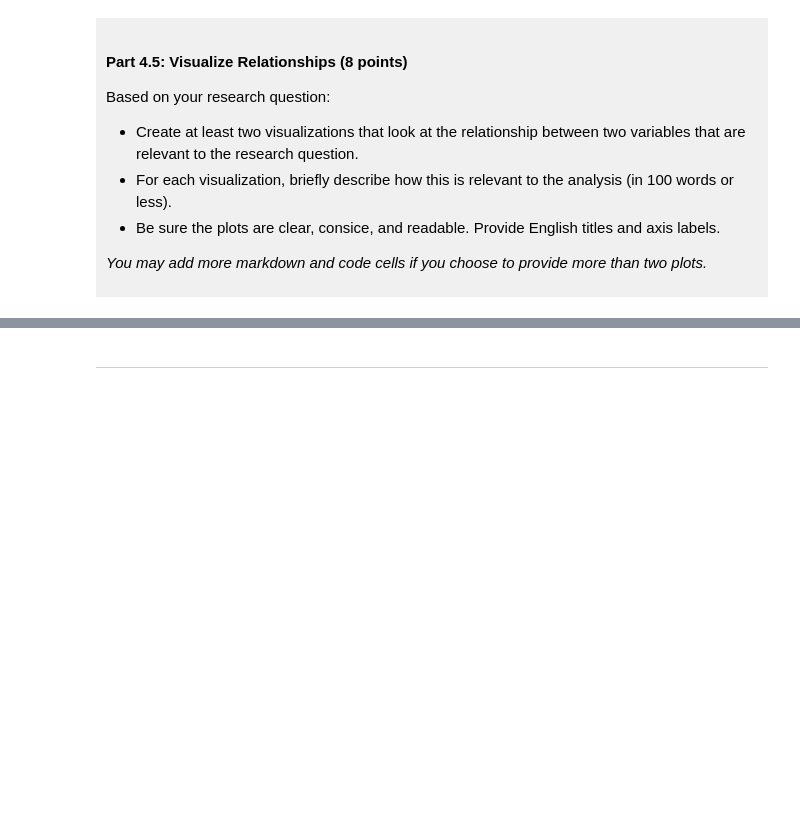
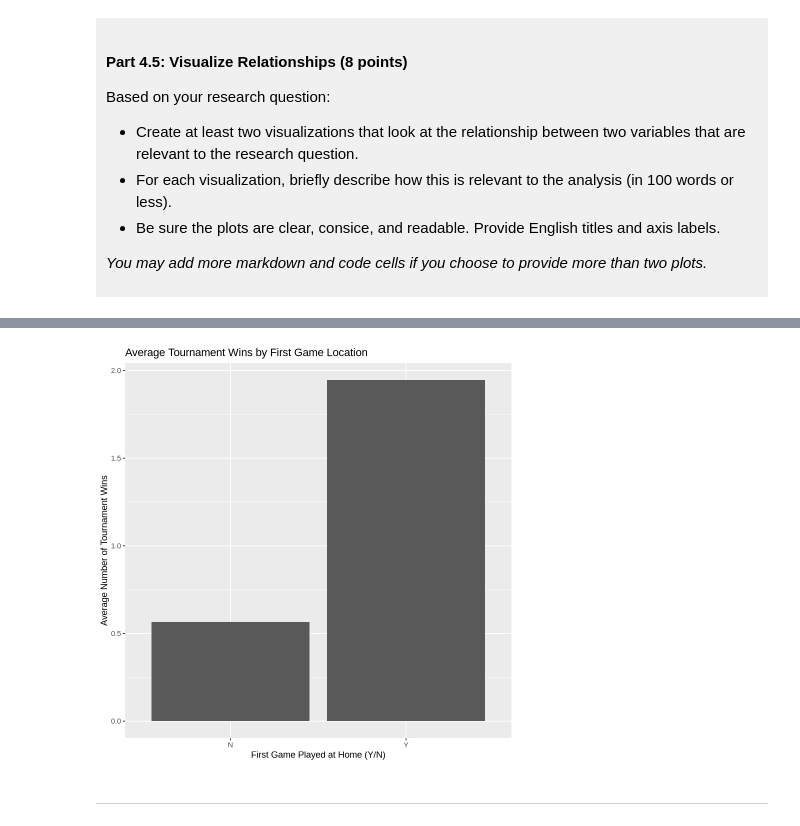
Before and after one commit to k4y1eigh/dsci-100-project-kayleigh-zhao, a Jupyter notebook: dsci-100-project-notebook.ipynb, the cells around one changed output, grey strips where cells are left out. Cells and saved outputs as stored; diff of their text form; code cells hidden in the pictures; blank space fills up the shorter version.

```diff
--- a/dsci-100-project-notebook.ipynb
+++ b/dsci-100-project-notebook.ipynb
@@ -307,5 +368,15 @@ Visualization 2: %%% EDIT THIS MARKDOWN CELL%%%
 # %%
-### EDIT THIS CODE CELL FOR VISUALIZATION 2###
+average_wins_plot <- womens_march_madness_tidy |>
+  group_by(first_game_at_home) |>
+  summarise(mean_wins = mean(tourney_wins, na.rm = TRUE)) |>
+  ggplot(aes(x = first_game_at_home, y = mean_wins)) +
+  geom_col() +
+  labs(title = "Average Tournament Wins by First Game Location",
+       x = "First Game Played at Home (Y/N)",
+       y = "Average Number of Tournament Wins")
+average_wins_plot
+# %% [output]
+[figure, added]
 # %% [markdown]
 ------
 # %% [markdown]
```
Also changed, not shown: parts of 11 cells of this notebook.
